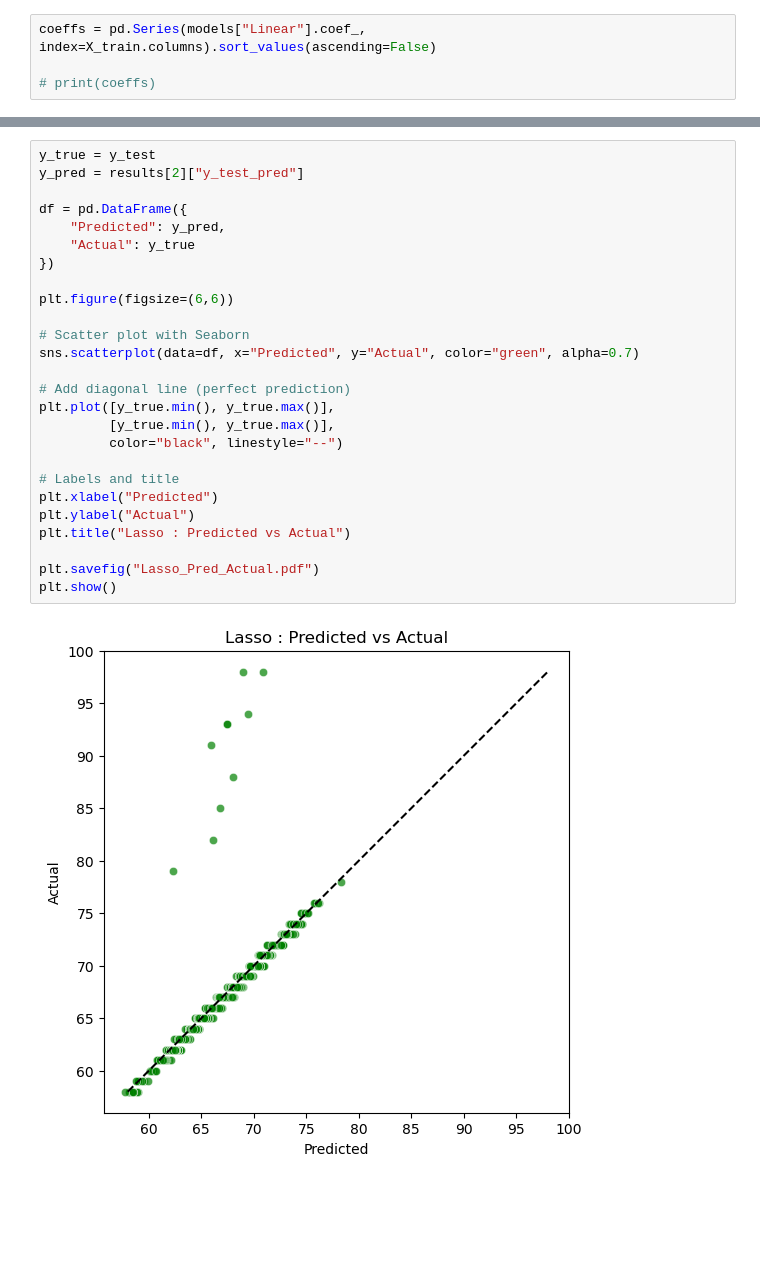
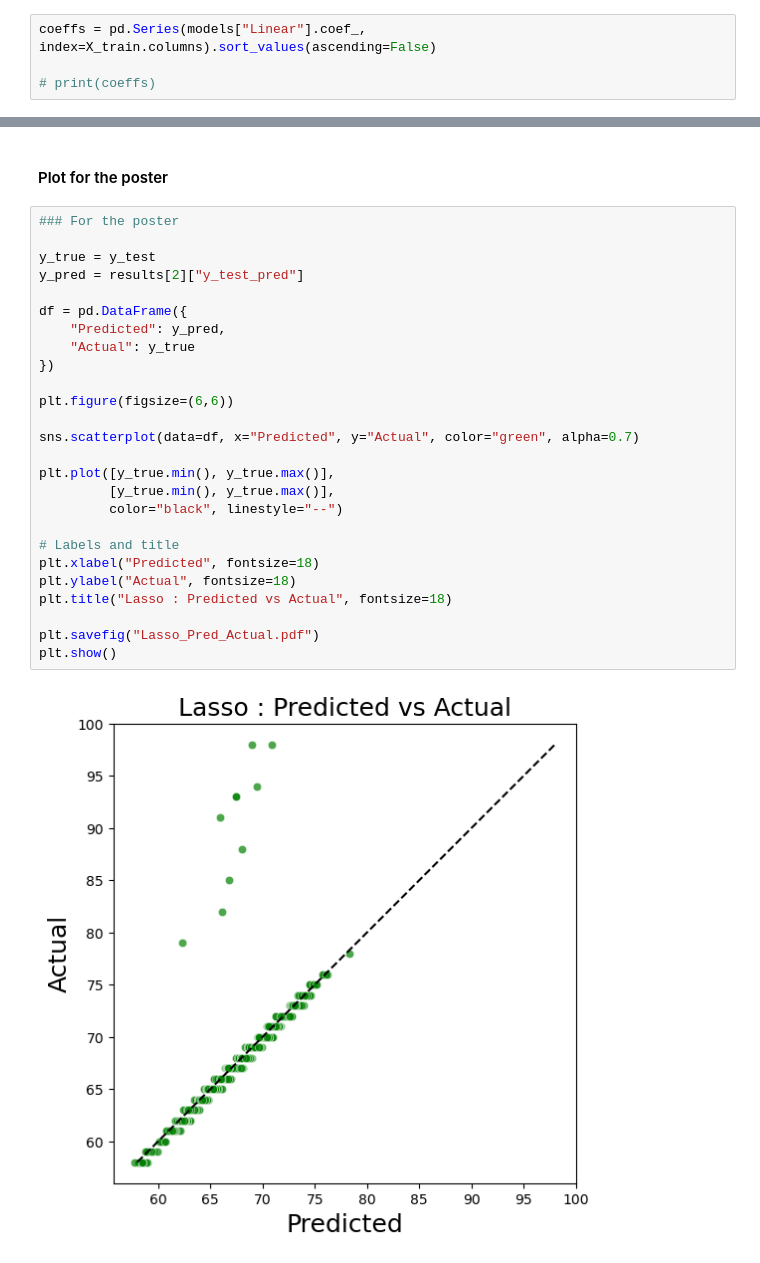
Before and after one commit to liisnele/IDS2025-performace-factors, a Jupyter notebook: Project.ipynb, the cells around one changed output, grey strips where cells are left out. Cells and saved outputs as stored; diff of their text form; blank space fills up the shorter version.

```diff
--- a/Project.ipynb
+++ b/Project.ipynb
@@ -461,28 +412,30 @@ dtype: float64
+# %% [markdown]
+#### Plot for the poster
 # %%
+### For the poster
+
 y_true = y_test
 y_pred = results[2]["y_test_pred"]
 
 df = pd.DataFrame({
     "Predicted": y_pred,
     "Actual": y_true
 })
 
 plt.figure(figsize=(6,6))
 
-# Scatter plot with Seaborn
 sns.scatterplot(data=df, x="Predicted", y="Actual", color="green", alpha=0.7)
 
-# Add diagonal line (perfect prediction)
 plt.plot([y_true.min(), y_true.max()],
          [y_true.min(), y_true.max()],
          color="black", linestyle="--")
 
 # Labels and title
-plt.xlabel("Predicted")
-plt.ylabel("Actual")
-plt.title("Lasso : Predicted vs Actual")
+plt.xlabel("Predicted", fontsize=18)
+plt.ylabel("Actual", fontsize=18)
+plt.title("Lasso : Predicted vs Actual", fontsize=18)
 
 plt.savefig("Lasso_Pred_Actual.pdf")
 plt.show()
 # %% [output]
-[figure, old version]
+[figure, new version]
```
Also changed, not shown: parts of 33 cells of this notebook.
